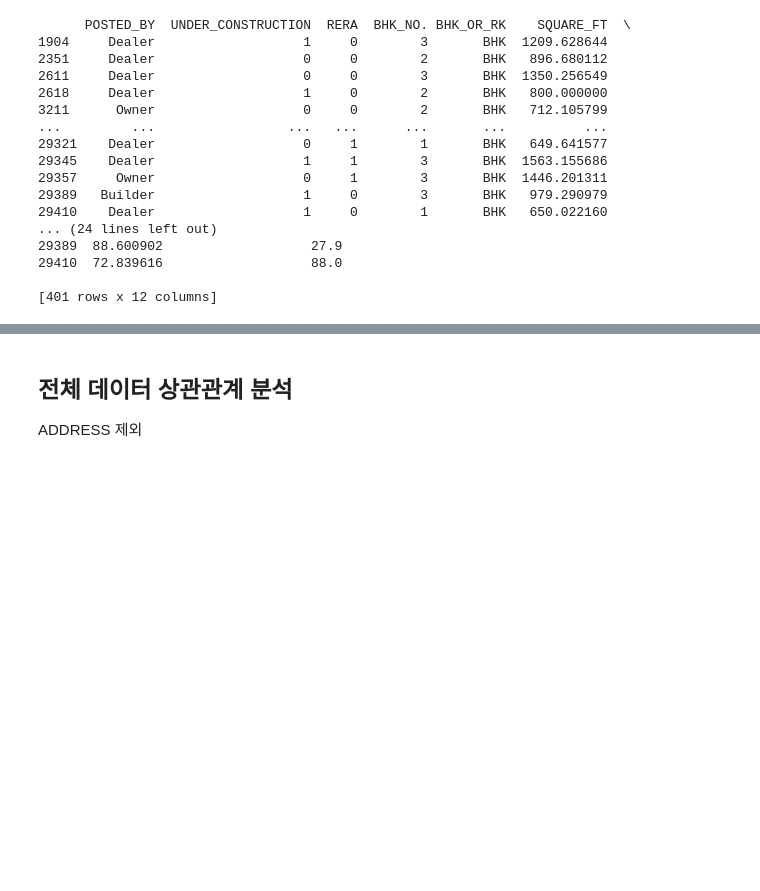
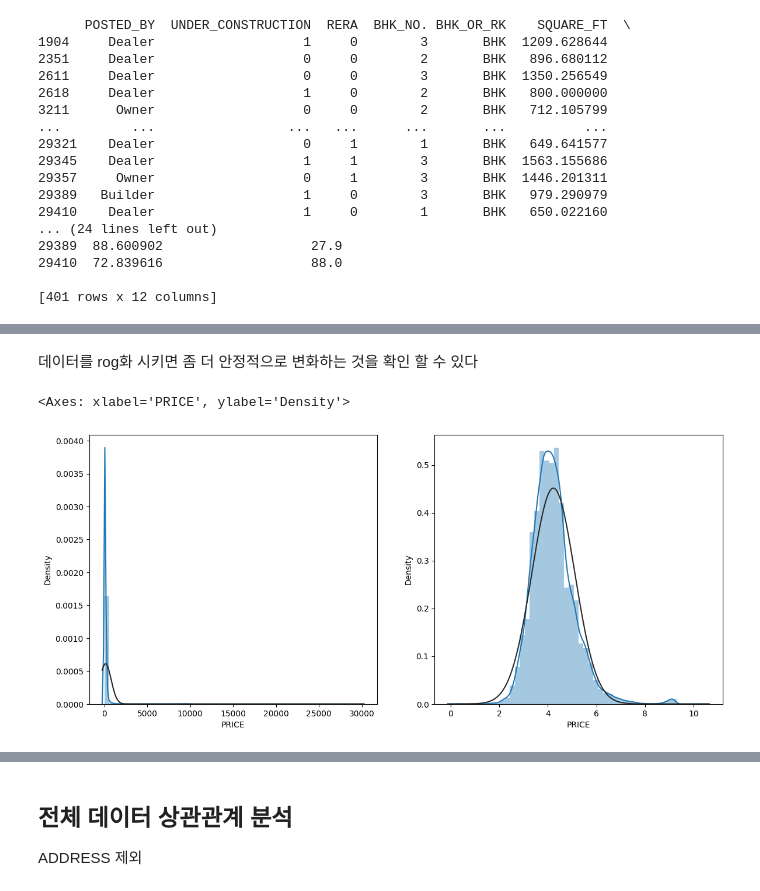
Before and after one commit to deeptudy/kaggle-House_Price_Prediction_Challenge, a Jupyter notebook: housprice.ipynb, the cells around one changed output, grey strips where cells are left out. Saved outputs shown, nothing was run; the diff lists cells and outputs as text; code cells hidden in the pictures; blank space fills up the shorter version.

```diff
--- a/housprice.ipynb
+++ b/housprice.ipynb
@@ -148,3 +173,18 @@ df_train.rename(columns = {'TARGET(PRICE_IN_LACS)':"PRICE"}, inplace=True)
+# %% [markdown]
+데이터를 rog화 시키면 좀 더 안정적으로 변화하는 것을 확인 할 수 있다
+# %%
+import numpy as np
+from scipy.stats import norm
+import warnings
+warnings.simplefilter("ignore")
+
+figure, (ax1, ax2) = plt.subplots(nrows=1, ncols=2)
+figure.set_size_inches(14,6)
+sns.distplot(df_train['PRICE'], fit=norm, ax=ax1)
+sns.distplot(np.log(df_train['PRICE']+1), fit=norm, ax=ax2)
+# %% [output]
+<Axes: xlabel='PRICE', ylabel='Density'>
+[figure, added]
 # %%
 df_train["POSTED_BY"].value_counts()
 # %% [output]
```
Also changed, not shown: parts of 33 cells of this notebook.
